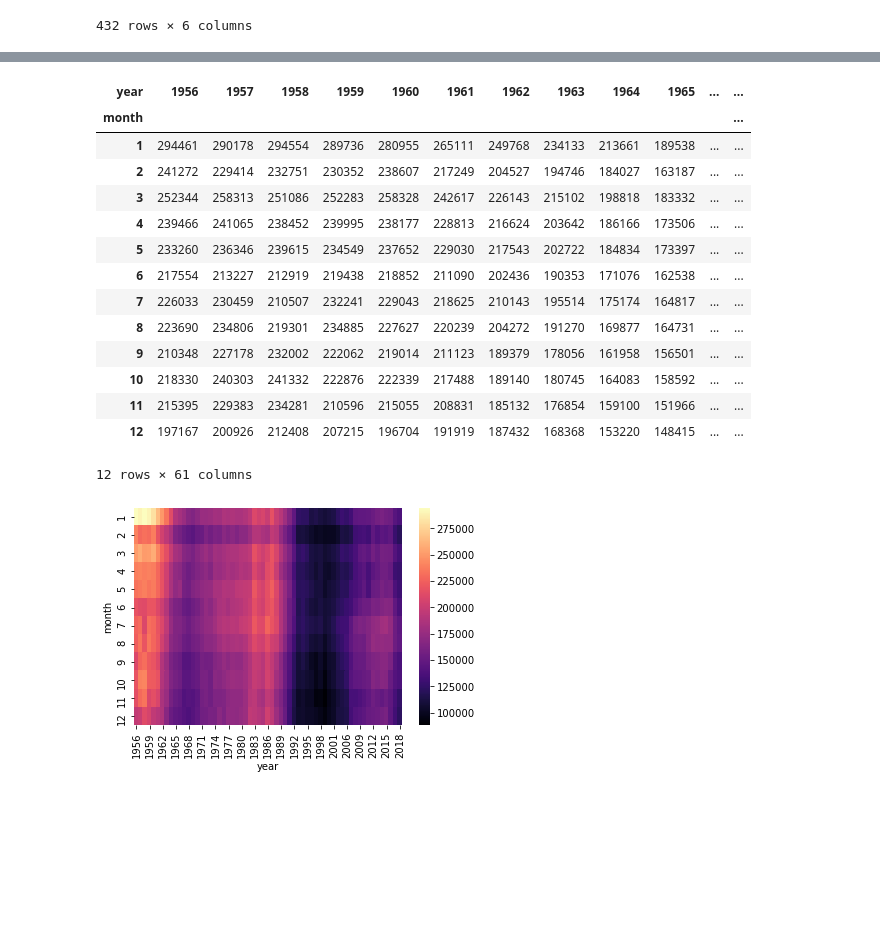
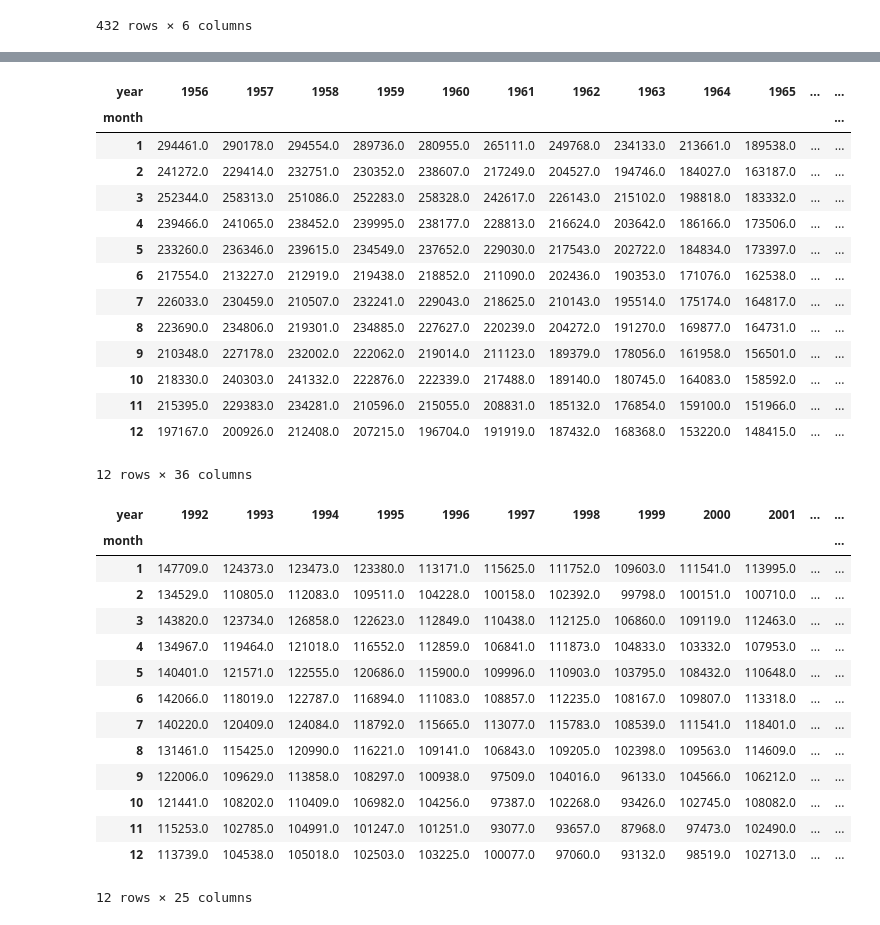
Before and after one commit to morenkoav/Birth_in_USSR, a Jupyter notebook: BirthInUSSR.ipynb, the cells around one changed output, grey strips where cells are left out. Cells and saved outputs as stored; diff of their text form; code cells hidden in the pictures; blank space fills up the shorter version.

```diff
--- a/BirthInUSSR.ipynb
+++ b/BirthInUSSR.ipynb
@@ -204,23 +207,40 @@ ussr_df.groupby('conc_month')['births_gks'].mean().plot(kind='bar');
 # %%
-birth_pivot_table = df.pivot_table(values='births_gks', index = 'month', columns = 'year')
-birth_pivot_table
+# Сводная таблица рождаемости месяц/год в период СССР
+birth_USSR_pivot_table = df[df.country == 'CCCР'].pivot_table(values='births_gks', index = 'month', columns = 'year')
+birth_USSR_pivot_table
 # %% [output]
 | year | 1956 | 1957 | 1958 | 1959 | 1960 | 1961 | 1962 | 1963 | 1964 | 1965 | ... | ... |
 | month |  |  |  |  |  |  |  |  |  |  |  | ... |
-| 1 | 294461 | 290178 | 294554 | 289736 | 280955 | 265111 | 249768 | 234133 | 213661 | 189538 | ... | ... |
-| 2 | 241272 | 229414 | 232751 | 230352 | 238607 | 217249 | 204527 | 194746 | 184027 | 163187 | ... | ... |
-| 3 | 252344 | 258313 | 251086 | 252283 | 258328 | 242617 | 226143 | 215102 | 198818 | 183332 | ... | ... |
-| 4 | 239466 | 241065 | 238452 | 239995 | 238177 | 228813 | 216624 | 203642 | 186166 | 173506 | ... | ... |
-| 5 | 233260 | 236346 | 239615 | 234549 | 237652 | 229030 | 217543 | 202722 | 184834 | 173397 | ... | ... |
-| 6 | 217554 | 213227 | 212919 | 219438 | 218852 | 211090 | 202436 | 190353 | 171076 | 162538 | ... | ... |
-| 7 | 226033 | 230459 | 210507 | 232241 | 229043 | 218625 | 210143 | 195514 | 175174 | 164817 | ... | ... |
-| 8 | 223690 | 234806 | 219301 | 234885 | 227627 | 220239 | 204272 | 191270 | 169877 | 164731 | ... | ... |
-| 9 | 210348 | 227178 | 232002 | 222062 | 219014 | 211123 | 189379 | 178056 | 161958 | 156501 | ... | ... |
-| 10 | 218330 | 240303 | 241332 | 222876 | 222339 | 217488 | 189140 | 180745 | 164083 | 158592 | ... | ... |
-| 11 | 215395 | 229383 | 234281 | 210596 | 215055 | 208831 | 185132 | 176854 | 159100 | 151966 | ... | ... |
-| 12 | 197167 | 200926 | 212408 | 207215 | 196704 | 191919 | 187432 | 168368 | 153220 | 148415 | ... | ... |
+| 1 | 294461.0 | 290178.0 | 294554.0 | 289736.0 | 280955.0 | 265111.0 | 249768.0 | 234133.0 | 213661.0 | 189538.0 | ... | ... |
+| 2 | 241272.0 | 229414.0 | 232751.0 | 230352.0 | 238607.0 | 217249.0 | 204527.0 | 194746.0 | 184027.0 | 163187.0 | ... | ... |
+| 3 | 252344.0 | 258313.0 | 251086.0 | 252283.0 | 258328.0 | 242617.0 | 226143.0 | 215102.0 | 198818.0 | 183332.0 | ... | ... |
+| 4 | 239466.0 | 241065.0 | 238452.0 | 239995.0 | 238177.0 | 228813.0 | 216624.0 | 203642.0 | 186166.0 | 173506.0 | ... | ... |
+| 5 | 233260.0 | 236346.0 | 239615.0 | 234549.0 | 237652.0 | 229030.0 | 217543.0 | 202722.0 | 184834.0 | 173397.0 | ... | ... |
+| 6 | 217554.0 | 213227.0 | 212919.0 | 219438.0 | 218852.0 | 211090.0 | 202436.0 | 190353.0 | 171076.0 | 162538.0 | ... | ... |
+| 7 | 226033.0 | 230459.0 | 210507.0 | 232241.0 | 229043.0 | 218625.0 | 210143.0 | 195514.0 | 175174.0 | 164817.0 | ... | ... |
+| 8 | 223690.0 | 234806.0 | 219301.0 | 234885.0 | 227627.0 | 220239.0 | 204272.0 | 191270.0 | 169877.0 | 164731.0 | ... | ... |
+| 9 | 210348.0 | 227178.0 | 232002.0 | 222062.0 | 219014.0 | 211123.0 | 189379.0 | 178056.0 | 161958.0 | 156501.0 | ... | ... |
+| 10 | 218330.0 | 240303.0 | 241332.0 | 222876.0 | 222339.0 | 217488.0 | 189140.0 | 180745.0 | 164083.0 | 158592.0 | ... | ... |
+| 11 | 215395.0 | 229383.0 | 234281.0 | 210596.0 | 215055.0 | 208831.0 | 185132.0 | 176854.0 | 159100.0 | 151966.0 | ... | ... |
+| 12 | 197167.0 | 200926.0 | 212408.0 | 207215.0 | 196704.0 | 191919.0 | 187432.0 | 168368.0 | 153220.0 | 148415.0 | ... | ... |
-12 rows × 61 columns
+12 rows × 36 columns
-# %%
-sns.heatmap(birth_pivot_table, linecolor='white', linewidths=0, cmap = 'magma');
-# %% [output]
-[figure, removed]
+# %%
+# Сводная таблица рождаемости месяц/год в период РФ
+birth_RF_pivot_table = df[df.country == 'РФ'].pivot_table(values='births_gks', index = 'month', columns = 'year')
+birth_RF_pivot_table
+# %% [output]
+| year | 1992 | 1993 | 1994 | 1995 | 1996 | 1997 | 1998 | 1999 | 2000 | 2001 | ... | ... |
+| month |  |  |  |  |  |  |  |  |  |  |  | ... |
+| 1 | 147709.0 | 124373.0 | 123473.0 | 123380.0 | 113171.0 | 115625.0 | 111752.0 | 109603.0 | 111541.0 | 113995.0 | ... | ... |
+| 2 | 134529.0 | 110805.0 | 112083.0 | 109511.0 | 104228.0 | 100158.0 | 102392.0 | 99798.0 | 100151.0 | 100710.0 | ... | ... |
+| 3 | 143820.0 | 123734.0 | 126858.0 | 122623.0 | 112849.0 | 110438.0 | 112125.0 | 106860.0 | 109119.0 | 112463.0 | ... | ... |
+| 4 | 134967.0 | 119464.0 | 121018.0 | 116552.0 | 112859.0 | 106841.0 | 111873.0 | 104833.0 | 103332.0 | 107953.0 | ... | ... |
+| 5 | 140401.0 | 121571.0 | 122555.0 | 120686.0 | 115900.0 | 109996.0 | 110903.0 | 103795.0 | 108432.0 | 110648.0 | ... | ... |
+| 6 | 142066.0 | 118019.0 | 122787.0 | 116894.0 | 111083.0 | 108857.0 | 112235.0 | 108167.0 | 109807.0 | 113318.0 | ... | ... |
+| 7 | 140220.0 | 120409.0 | 124084.0 | 118792.0 | 115665.0 | 113077.0 | 115783.0 | 108539.0 | 111541.0 | 118401.0 | ... | ... |
+| 8 | 131461.0 | 115425.0 | 120990.0 | 116221.0 | 109141.0 | 106843.0 | 109205.0 | 102398.0 | 109563.0 | 114609.0 | ... | ... |
+| 9 | 122006.0 | 109629.0 | 113858.0 | 108297.0 | 100938.0 | 97509.0 | 104016.0 | 96133.0 | 104566.0 | 106212.0 | ... | ... |
+| 10 | 121441.0 | 108202.0 | 110409.0 | 106982.0 | 104256.0 | 97387.0 | 102268.0 | 93426.0 | 102745.0 | 108082.0 | ... | ... |
+| 11 | 115253.0 | 102785.0 | 104991.0 | 101247.0 | 101251.0 | 93077.0 | 93657.0 | 87968.0 | 97473.0 | 102490.0 | ... | ... |
+| 12 | 113739.0 | 104538.0 | 105018.0 | 102503.0 | 103225.0 | 100077.0 | 97060.0 | 93132.0 | 98519.0 | 102713.0 | ... | ... |
+12 rows × 25 columns
```
Also changed, not shown: parts of 9 cells of this notebook.
